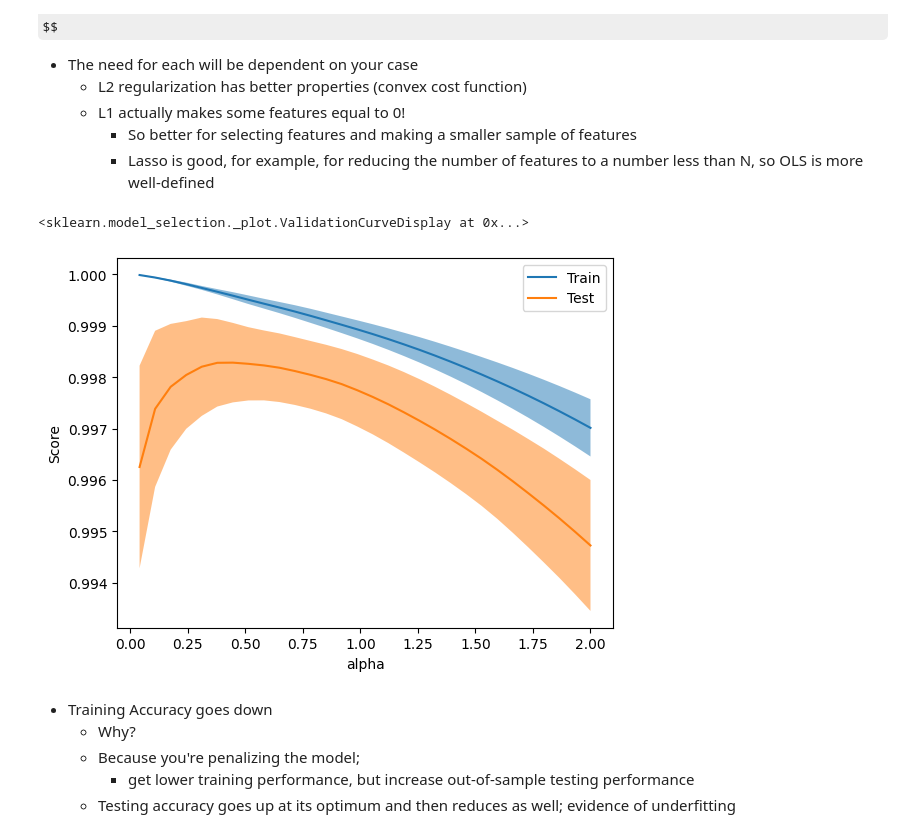
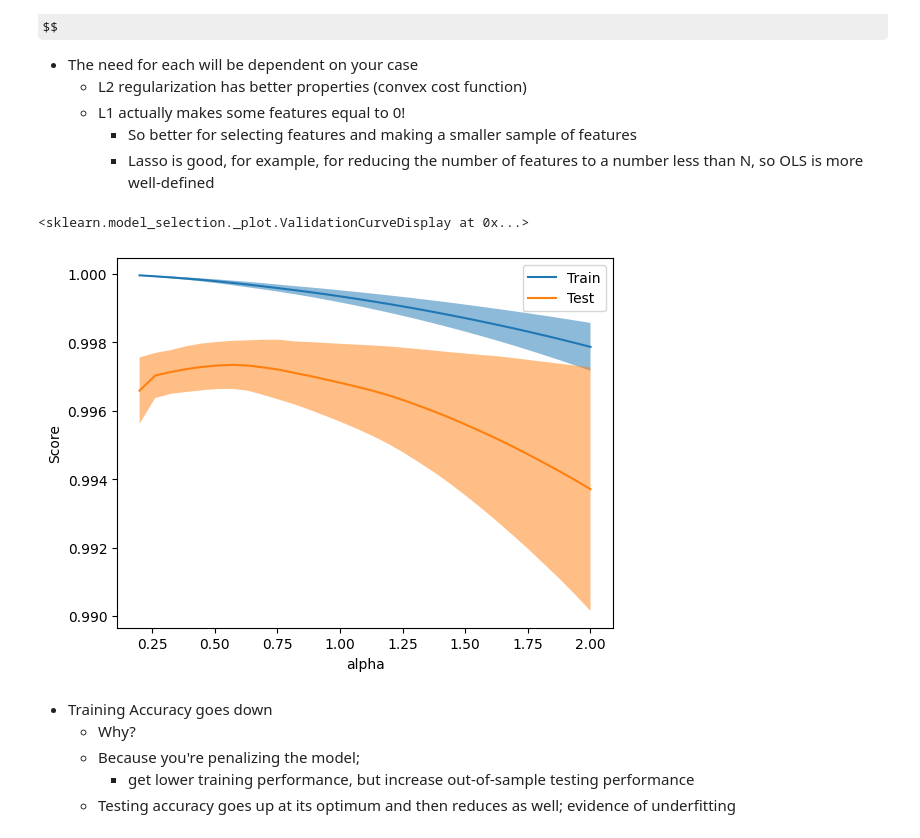
Before and after one commit to amichuda/aem6850-modules, a Jupyter notebook: modules/unit-16/unit-16.ipynb, the cells around one changed output. Drawn from its saved outputs; the diff is of its cells as text; code cells hidden in the pictures; some formulas as TeX source.

```diff
--- a/modules/unit-16/unit-16.ipynb
+++ b/modules/unit-16/unit-16.ipynb
@@ -386,21 +406,21 @@ $$
 # %%
 
 lasso = Lasso()
 
 scaler = StandardScaler().fit(X_train)
 
 # With scaled
 X_scaled = scaler.transform(X_train)
 
-param_name, param_range = 'alpha', np.linspace(0.04,2, 30)
+param_name, param_range = 'alpha', np.linspace(0.2,2, 30)
 
 ValidationCurveDisplay.from_estimator(
      lasso, X_scaled, y_train, param_name=param_name,
      param_range=param_range,
 )
 # %% [output]
 <sklearn.model_selection._plot.ValidationCurveDisplay at 0x...>
-[figure, old version]
+[figure, new version]
 # %% [markdown]
 - Training Accuracy goes down
     - Why?
```
Also changed, not shown: parts of 5 cells of this notebook, 6 other files.
